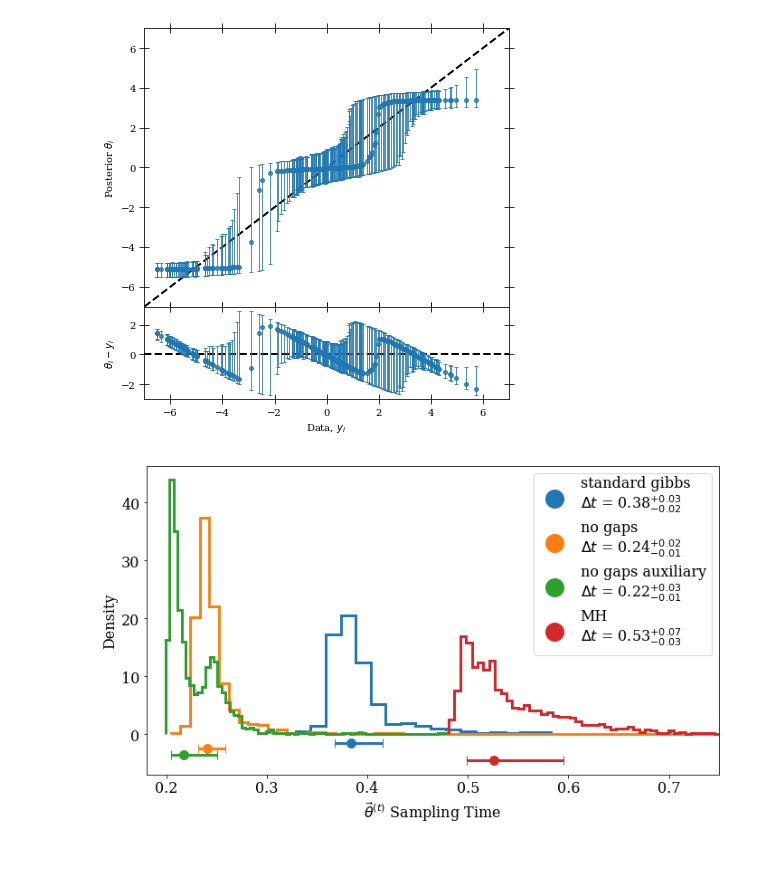
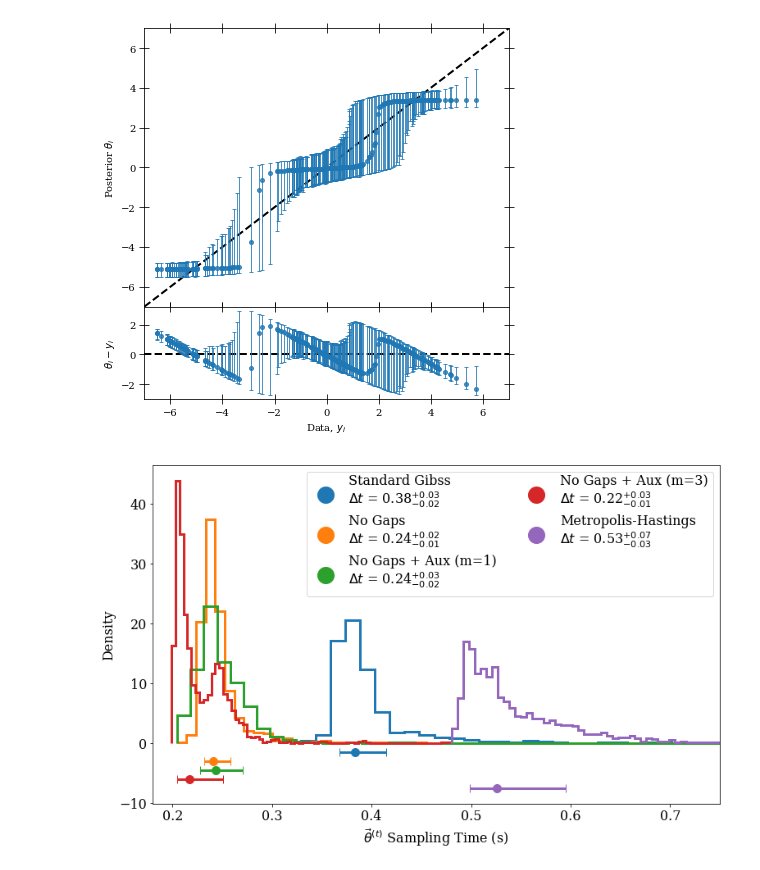
Before and after one commit to KevinMcK95/UCSC_STAT222, a Jupyter notebook: STAT222_project.ipynb, the cells around one changed output. Drawn from its saved outputs; the diff is of its cells as text; code cells hidden in the pictures.

Commit message:
Added a "No Gaps + Aux (m=1)" example
Also made the figure legends look nicer

```diff
--- a/STAT222_project.ipynb
+++ b/STAT222_project.ipynb
@@ -1278,35 +1568,41 @@ plt.show()
 # %%
 """Comparing runtimes of methods"""
 
 font = {'family' : 'serif',
 #        'weight' : 'bold',
         'size'   : 16,}
 matplotlib.rc('font', **font)
 
+labelDict = {'standard gibbs':'Standard Gibss',
+             'no gaps':'No Gaps',
+             'no gaps auxiliary m1':'No Gaps + Aux (m=1)',
+             'no gaps auxiliary':'No Gaps + Aux (m=3)',
+             'MH':'Metropolis-Hastings'}
 burnin = 2000
-plt.figure(figsize=[10,6])
-for i,method in enumerate(['standard gibbs','no gaps','no gaps auxiliary','MH']):
-    label = method
+plt.figure(figsize=[11,7])
+for i,method in enumerate(['standard gibbs','no gaps','no gaps auxiliary m1','no gaps auxiliary','MH']):
+    label = labelDict[method]
     summary = np.percentile(runtimes[method][burnin:],[16,50,84])
     summary = np.array([summary[1],summary[1]-summary[0],summary[2]-summary[1]])
-    sumstring = '%s\n$\Delta t$ = %.02f'%(method,summary[0])
+    sumstring = '%s\n$\Delta t$ = %.02f'%(labelDict[method],summary[0])
     if '%.02f'%summary[1] == '%.02f'%summary[2]:
         sumstring += '$\pm$ %.02f'%(summary[1])
     else:
         sumstring += '$_{-%.02f}^{+%.02f}$'%(summary[1],summary[2])
     plt.hist(runtimes[method][burnin:],density=True,lw=3,histtype='step',bins=70,color='C%d'%i)
-    plt.errorbar(summary[0],-1.5-1*(i),
+    plt.errorbar(summary[0],-1.5-1.5*(i),
                  xerr=[[summary[1]],[summary[2]]],
                  color='C%d'%i,zorder=10000+i,label=sumstring,
                  fmt='o',ms=10,alpha=1.0,elinewidth=3,capsize=5)
-plt.legend(loc='best',markerscale=2)
-plt.xlabel(r'$\vec \theta^{(t)}$ Sampling Time');plt.ylabel('Density')
+#plt.legend(loc=6,bbox_to_anchor=(0.8,0.5),markerscale=2,ncol=2)
+plt.legend(loc='best',markerscale=2,ncol=2)
+plt.xlabel(r'$\vec \theta^{(t)}$ Sampling Time (s)');plt.ylabel('Density')
 xlim = plt.xlim()
 plt.xlim(max(xlim[0],0.18),0.75)
 plt.tight_layout()
 plt.show()
 # %% [output]
-[figure, old version]
+[figure, new version]
 # %%
 """Comparing autocorrelation times of methods (for n^* and \theta_1)"""
 
```
Also changed, not shown: parts of 3 cells of this notebook.
